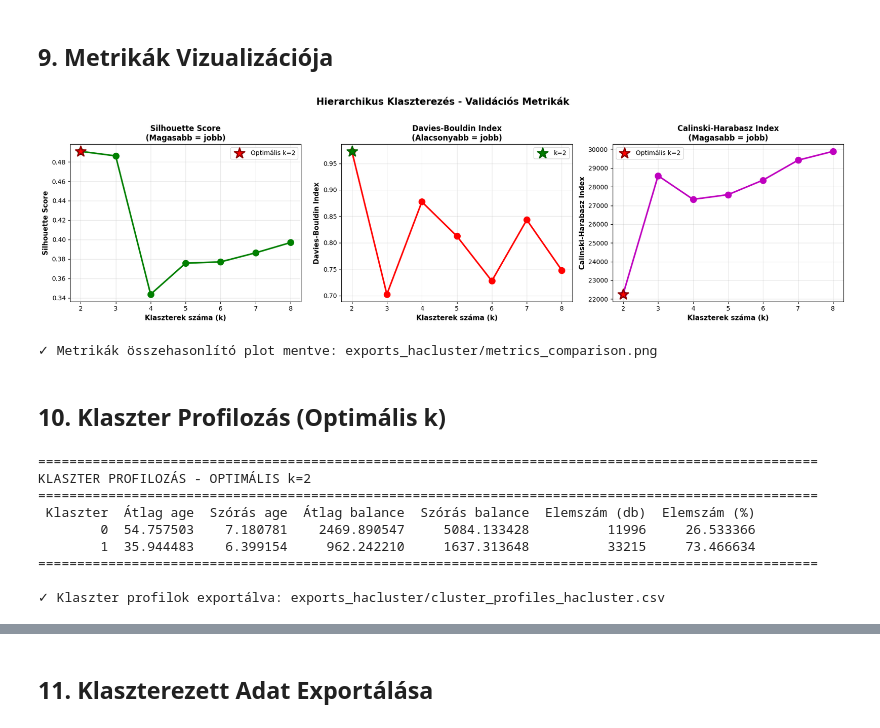
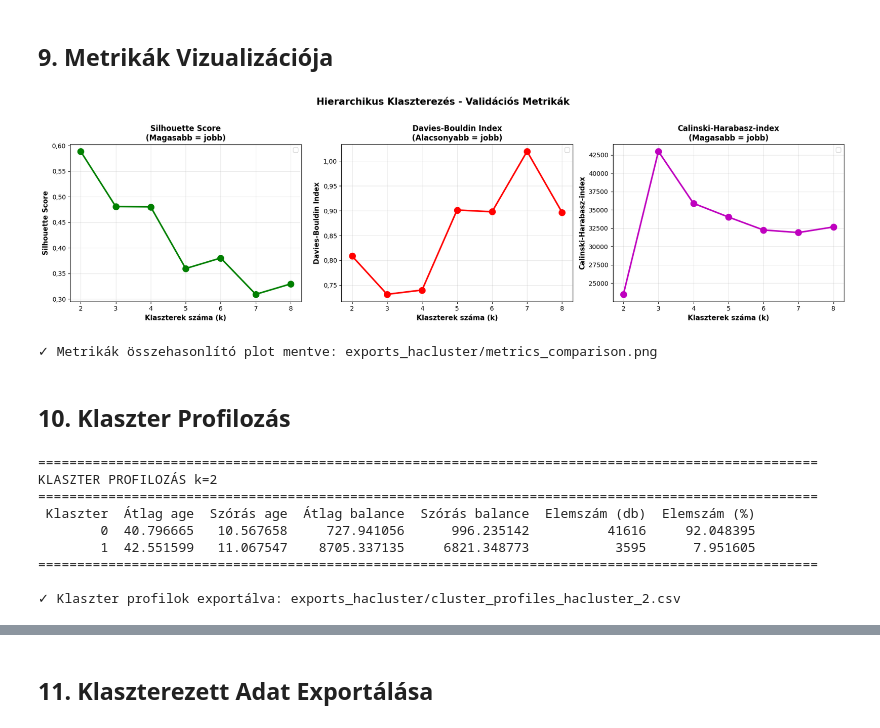
Before and after one commit to timbalv/bank_segmentation_ml, a Jupyter notebook: hierarchical-clustering-v1.ipynb, the cells around one changed output, grey strips where cells are left out. Saved outputs shown, nothing was run; the diff lists cells and outputs as text; code cells hidden in the pictures.

```diff
--- a/hierarchical-clustering-v1.ipynb
+++ b/hierarchical-clustering-v1.ipynb
@@ -73,3 +73,10 @@ Első 5 sor (age, balance):
 50%       39.000000     448.000000
 75%       48.000000    1428.000000
 max       95.000000  102127.000000
+# %%
+# Winsorization (1-99 percentilis)
+from scipy.stats.mstats import winsorize
+df['balance_win'] = winsorize(df['balance'], limits=[0.01, 0.01])
+print("="*70)
+print("Winsorization kész")
+print("="*70)
@@ -76,6 +87,6 @@ max       95.000000  102127.000000
 # %%
-# Feature Selection: age és balance
-features = ['age', 'balance']
+# Feature Selection: age és balance_win
+features = ['age', 'balance_win']
 X = df[features].copy()
 
 print("\n" + "="*70)
@@ -394,66 +435,77 @@ Scatter plotok generálása minden k értékhez...
 # %% [markdown]
 ## 9. Metrikák Vizualizációja
 # %%
+from matplotlib.ticker import FuncFormatter
+
+def format_with_comma(x, pos):
+        return f'{x:.2f}'.replace('.', ',')
+
 # Metrikák vizualizációja 3 külön grafikonon
 fig, axes = plt.subplots(1, 3, figsize=(18, 5))
 
 # Silhouette Score
 axes[0].plot(metrics_df['k'], metrics_df['silhouette'], 'go-', linewidth=2.5, markersize=10)
-axes[0].scatter([optimal_k], [optimal_result['silhouette']],
+"""axes[0].scatter([k_two], [k_two_result['silhouette']],
                color='red', s=300, zorder=5, marker='*',
-               edgecolors='darkred', linewidths=2, label=f'Optimális k={optimal_k}')
+               edgecolors='darkred', linewidths=2, label=f'Optimális k={k_two}')
+               """
 axes[0].set_xlabel('Klaszterek száma (k)', fontsize=11, fontweight='bold')
 axes[0].set_ylabel('Silhouette Score', fontsize=11, fontweight='bold')
 axes[0].set_title('Silhouette Score\n(Magasabb = jobb)', fontsize=12, fontweight='bold')
 axes[0].set_xticks(k_range)
 axes[0].grid(True, alpha=0.3)
 axes[0].legend(fontsize=10)
+axes[0].yaxis.set_major_formatter(FuncFormatter(format_with_comma))
 
-# Davies-Bouldin Index
+# Davies-Bouldin-index
 axes[1].plot(metrics_df['k'], metrics_df['davies_bouldin'], 'ro-', linewidth=2.5, markersize=10)
-axes[1].scatter([optimal_k], [optimal_result['davies_bouldin']],
+"""axes[1].scatter([k_two], [k_two_result['davies_bouldin']],
                color='green', s=300, zorder=5, marker='*',
-               edgecolors='darkgreen', linewidths=2, label=f'k={optimal_k}')
+               edgecolors='darkgreen', linewidths=2, label=f'k={k_two}')
+               """
 axes[1].set_xlabel('Klaszterek száma (k)', fontsize=11, fontweight='bold')
 axes[1].set_ylabel('Davies-Bouldin Index', fontsize=11, fontweight='bold')
 axes[1].set_title('Davies-Bouldin Index\n(Alacsonyabb = jobb)', fontsize=12, fontweight='bold')
 axes[1].set_xticks(k_range)
 axes[1].grid(True, alpha=0.3)
 axes[1].legend(fontsize=10)
+axes[1].yaxis.set_major_formatter(FuncFormatter(format_with_comma))
 
-# Calinski-Harabasz Index
+# Calinski-Harabasz-index
 axes[2].plot(metrics_df['k'], metrics_df['calinski_harabasz'], 'mo-', linewidth=2.5, markersize=10)
-axes[2].scatter([optimal_k], [optimal_result['calinski_harabasz']],
+"""
+axes[2].scatter([k_two], [k_two_result['calinski_harabasz']],
                color='red', s=300, zorder=5, marker='*',
-               edgecolors='darkred', linewidths=2, label=f'Optimális k={optimal_k}')
+               edgecolors='darkred', linewidths=2, label=f'Optimális k={k_two}')
+               """
 axes[2].set_xlabel('Klaszterek száma (k)', fontsize=11, fontweight='bold')
-axes[2].set_ylabel('Calinski-Harabasz Index', fontsize=11, fontweight='bold')
-axes[2].set_title('Calinski-Harabasz Index\n(Magasabb = jobb)', fontsize=12, fontweight='bold')
+axes[2].set_ylabel('Calinski-Harabasz-index', fontsize=11, fontweight='bold')
+axes[2].set_title('Calinski-Harabasz-index\n(Magasabb = jobb)', fontsize=12, fontweight='bold')
 axes[2].set_xticks(k_range)
 axes[2].grid(True, alpha=0.3)
 axes[2].legend(fontsize=10)
 
 plt.suptitle('Hierarchikus Klaszterezés - Validációs Metrikák',
             fontsize=15, fontweight='bold', y=1.02)
 plt.tight_layout()
 plt.savefig('exports_hacluster/metrics_comparison.png', dpi=300, bbox_inches='tight')
 plt.show()
 
 print("✓ Metrikák összehasonlító plot mentve: exports_hacluster/metrics_comparison.png")
 # %% [output]
-[figure, old version]
+[figure, new version]
 ✓ Metrikák összehasonlító plot mentve: exports_hacluster/metrics_comparison.png
 # %% [markdown]
-## 10. Klaszter Profilozás (Optimális k)
+## 10. Klaszter Profilozás
 # %%
-# Optimális címkék hozzáadása az adathalmazhoz
-df['cluster_hacluster'] = optimal_result['labels']
+# k=2 címkék hozzáadása az adathalmazhoz
+df['cluster_hacluster_2'] = k_two_result['labels']
 
 # Klaszter profilozás
 cluster_profiles = []
 
-for cluster_id in range(optimal_k):
-    cluster_data = df[df['cluster_hacluster'] == cluster_id]
+for cluster_id in range(k_two):
+    cluster_data = df[df['cluster_hacluster_2'] == cluster_id]
 
     profile = {
         'Klaszter': cluster_id,
@@ -469,22 +521,22 @@ for cluster_id in range(optimal_k):
 profiles_df = pd.DataFrame(cluster_profiles)
 
 print("\n" + "="*100)
-print(f"KLASZTER PROFILOZÁS - OPTIMÁLIS k={optimal_k}")
+print(f"KLASZTER PROFILOZÁS k=2")
 print("="*100)
 print(profiles_df.to_string(index=False))
 print("="*100)
 
 # Exportálás
-profiles_df.to_csv('exports_hacluster/cluster_profiles_hacluster.csv',
+profiles_df.to_csv('exports_hacluster/cluster_profiles_hacluster_2.csv',
                    index=False, encoding='utf-8-sig')
-print("\n✓ Klaszter profilok exportálva: exports_hacluster/cluster_profiles_hacluster.csv")
+print("\n✓ Klaszter profilok exportálva: exports_hacluster/cluster_profiles_hacluster_2.csv")
 # %% [output]
 ====================================================================================================
-KLASZTER PROFILOZÁS - OPTIMÁLIS k=2
+KLASZTER PROFILOZÁS k=2
 ====================================================================================================
  Klaszter  Átlag age  Szórás age  Átlag balance  Szórás balance  Elemszám (db)  Elemszám (%)
-        0  54.757503    7.180781    2469.890547     5084.133428          11996     26.533366
-        1  35.944483    6.399154     962.242210     1637.313648          33215     73.466634
+        0  40.796665   10.567658     727.941056      996.235142          41616     92.048395
+        1  42.551599   11.067547    8705.337135     6821.348773           3595      7.951605
 ====================================================================================================
 
-✓ Klaszter profilok exportálva: exports_hacluster/cluster_profiles_hacluster.csv
+✓ Klaszter profilok exportálva: exports_hacluster/cluster_profiles_hacluster_2.csv
```
Also changed, not shown: parts of 18 cells of this notebook, 25 other files.
